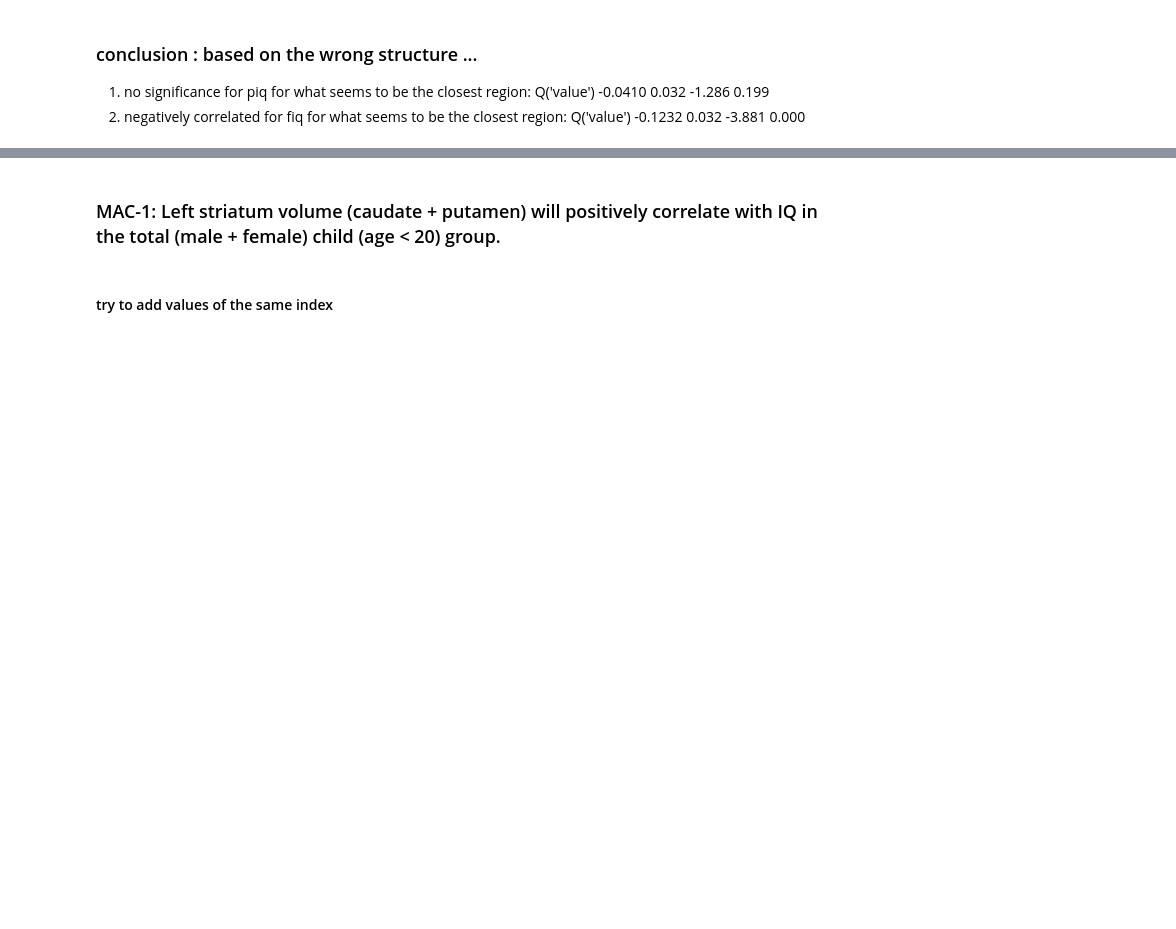
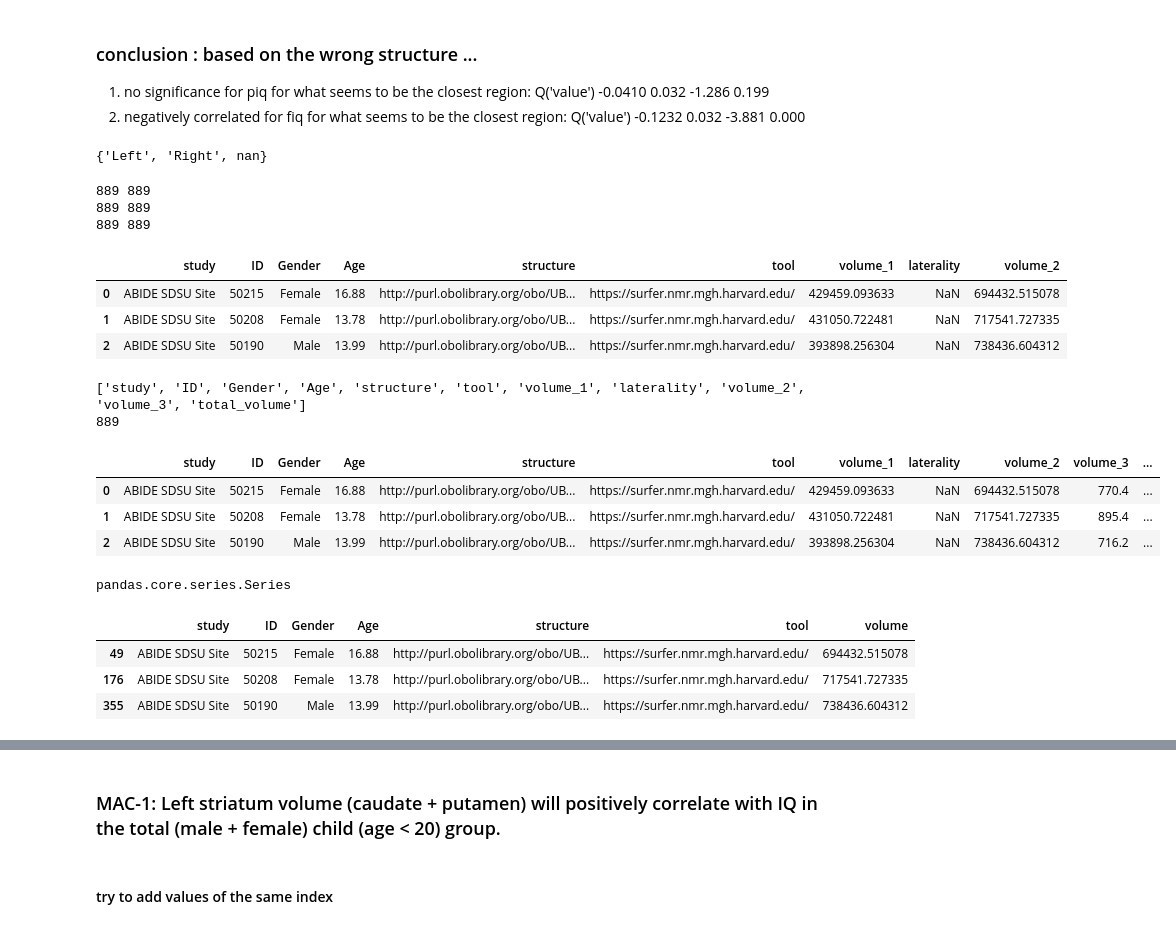
Before and after one commit to jbpoline/simple2_analysis, a Jupyter notebook: analysis-2.ipynb, the cells around one changed output, grey strips where cells are left out. Saved outputs shown, nothing was run; the diff lists cells and outputs as text; code cells hidden in the pictures; blank space fills up the shorter version.

Commit message:
computing total vol by merging

```diff
--- a/analysis-2.ipynb
+++ b/analysis-2.ipynb
@@ -467,3 +495,64 @@ strong multicollinearity or other numerical problems.
 Q('value')                      -0.0410      0.032     -1.286      0.199
 1. negatively correlated for fiq for what seems to be the closest region:
 Q('value')                      -0.1232      0.032     -3.881      0.000
+# %%
+set(hie['laterality'])
+# %% [output]
+{'Left', 'Right', nan}
+# %%
+roi1 = 'hemisphere cerebral white matter volume'
+roi2 = 'Total gray matter volume'
+roi3 = 'CSF'
+# %%
+tmp = hie[['study','ID','Gender', 'Age', 'structure','tool','volume', 'laterality']] # , 'FIQ', 'PIQ', 'laterality']]
+
+# conditions
+age_cond = (tmp['Age'] <= 20)
+roi1_cond = (tmp['structure'] == h2ube[roi1]) & (tmp['laterality'] != 'Left') & (tmp['laterality'] != 'Right')
+roi2_cond = (tmp['structure'] == h2ube[roi2])
+roi3_cond = (tmp['structure'] == h2ube[roi3])
+tool_cond = (tmp['tool']==tooldic[tool])
+
+condition1 = roi1_cond & tool_cond & age_cond
+condition2 = roi2_cond & tool_cond & age_cond
+condition3 = roi3_cond & tool_cond & age_cond
+
+tmp1 = tmp.loc[condition1].drop_duplicates()
+tmp2 = tmp.loc[condition2].drop_duplicates()
+tmp3 = tmp.loc[condition3].drop_duplicates()
+# %%
+# CHECK THAT INDEX is unique !
+print(len(tmp1), len(set(tmp1['ID'])))
+print(len(tmp2), len(set(tmp2['ID'])))
+print(len(tmp3), len(set(tmp3['ID'])))
+# %% [output]
+889 889
+889 889
+889 889
+# %%
+#cols_to_use = tmp2.columns - tmp1.columns
+#print(cols_to_use)
+merged_inner = pd.merge(left=tmp1, right=tmp2[['ID','volume']], left_on='ID', right_on='ID', suffixes=('_1', '_2'))
+merged_inner.head(3)
+# %% [output]
+|  | study | ID | Gender | Age | structure | tool | volume_1 | laterality | volume_2 |
+| 0 | ABIDE SDSU Site | 50215 | Female | 16.88 | http://purl.obolibrary.org/obo/UB... | https://surfer.nmr.mgh.harvard.edu/ | 429459.093633 | NaN | 694432.515078 |
+| 1 | ABIDE SDSU Site | 50208 | Female | 13.78 | http://purl.obolibrary.org/obo/UB... | https://surfer.nmr.mgh.harvard.edu/ | 431050.722481 | NaN | 717541.727335 |
+| 2 | ABIDE SDSU Site | 50190 | Male | 13.99 | http://purl.obolibrary.org/obo/UB... | https://surfer.nmr.mgh.harvard.edu/ | 393898.256304 | NaN | 738436.604312 |
+# %%
+mergeddf = pd.merge(left=merged_inner, right=tmp3[['ID','volume']],
+                        left_on='ID', right_on='ID') #,suffixes=('_m', '_3'))
+mergeddf.rename(columns={'volume':'volume_3'}, inplace=True)
+mergeddf['total_volume'] = mergeddf['volume_1'] + mergeddf['volume_2'] + mergeddf['volume_3']
+print(list(mergeddf))
+print(len(mergeddf))
+# %% [output]
+['study', 'ID', 'Gender', 'Age', 'structure', 'tool', 'volume_1', 'laterality', 'volume_2', 'volume_3', 'total_volume']
+889
+# %%
+mergeddf.head(3)
+# %% [output]
+|  | study | ID | Gender | Age | structure | tool | volume_1 | laterality | volume_2 | volume_3 | ... |
+| 0 | ABIDE SDSU Site | 50215 | Female | 16.88 | http://purl.obolibrary.org/obo/UB... | https://surfer.nmr.mgh.harvard.edu/ | 429459.093633 | NaN | 694432.515078 | 770.4 | ... |
+| 1 | ABIDE SDSU Site | 50208 | Female | 13.78 | http://purl.obolibrary.org/obo/UB... | https://surfer.nmr.mgh.harvard.edu/ | 431050.722481 | NaN | 717541.727335 | 895.4 | ... |
+| 2 | ABIDE SDSU Site | 50190 | Male | 13.99 | http://purl.obolibrary.org/obo/UB... | https://surfer.nmr.mgh.harvard.edu/ | 393898.256304 | NaN | 738436.604312 | 716.2 | ... |
@@ -469,0 +561,11 @@ Q('value')                      -0.1232      0.032     -3.881      0.000
+# %%
+type(tmp1['volume_gm'])
+# %% [output]
+pandas.core.series.Series
+# %%
+tmp2.head(3)
+# %% [output]
+|  | study | ID | Gender | Age | structure | tool | volume |
+| 49 | ABIDE SDSU Site | 50215 | Female | 16.88 | http://purl.obolibrary.org/obo/UB... | https://surfer.nmr.mgh.harvard.edu/ | 694432.515078 |
+| 176 | ABIDE SDSU Site | 50208 | Female | 13.78 | http://purl.obolibrary.org/obo/UB... | https://surfer.nmr.mgh.harvard.edu/ | 717541.727335 |
+| 355 | ABIDE SDSU Site | 50190 | Male | 13.99 | http://purl.obolibrary.org/obo/UB... | https://surfer.nmr.mgh.harvard.edu/ | 738436.604312 |
```
Also changed, not shown: parts of 5 cells of this notebook.
